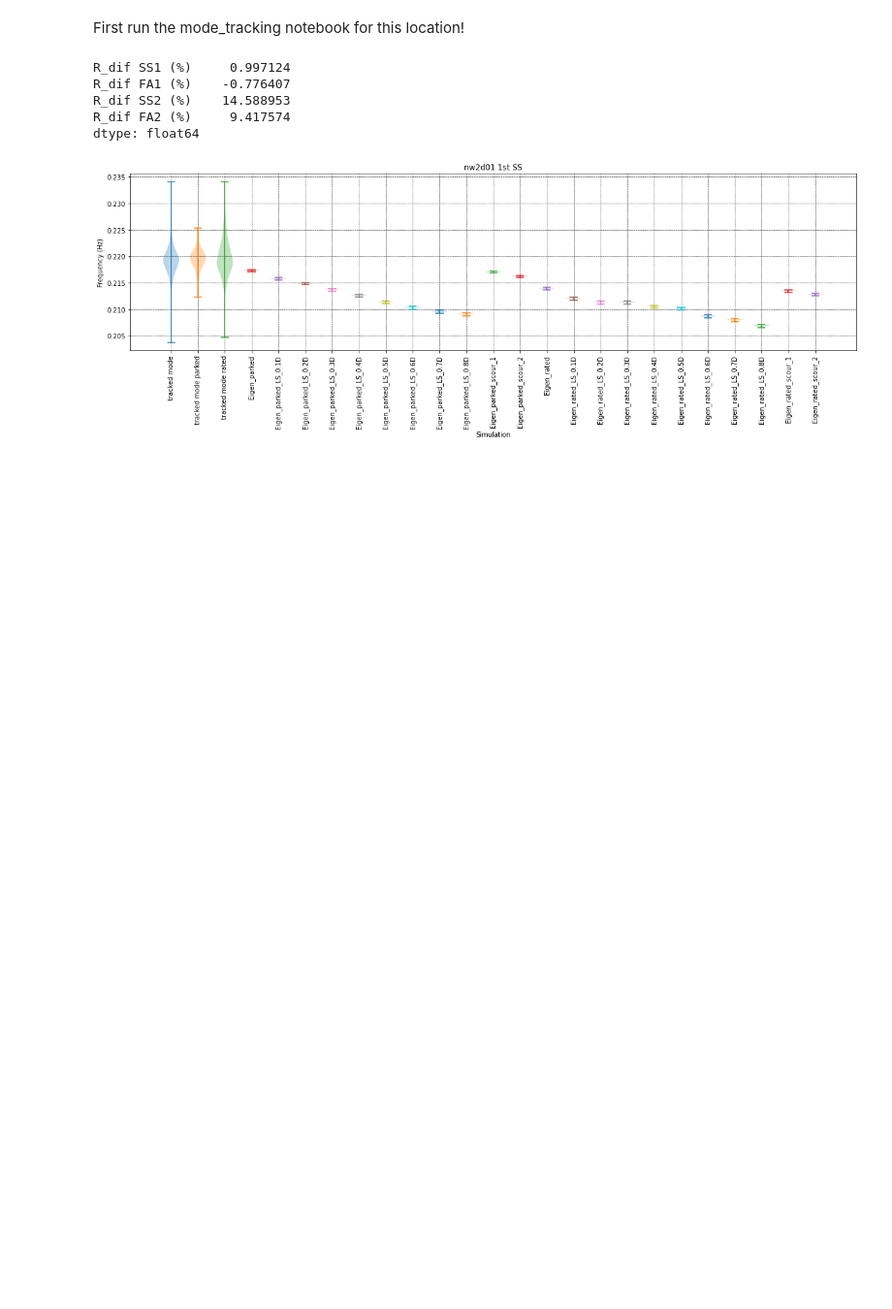
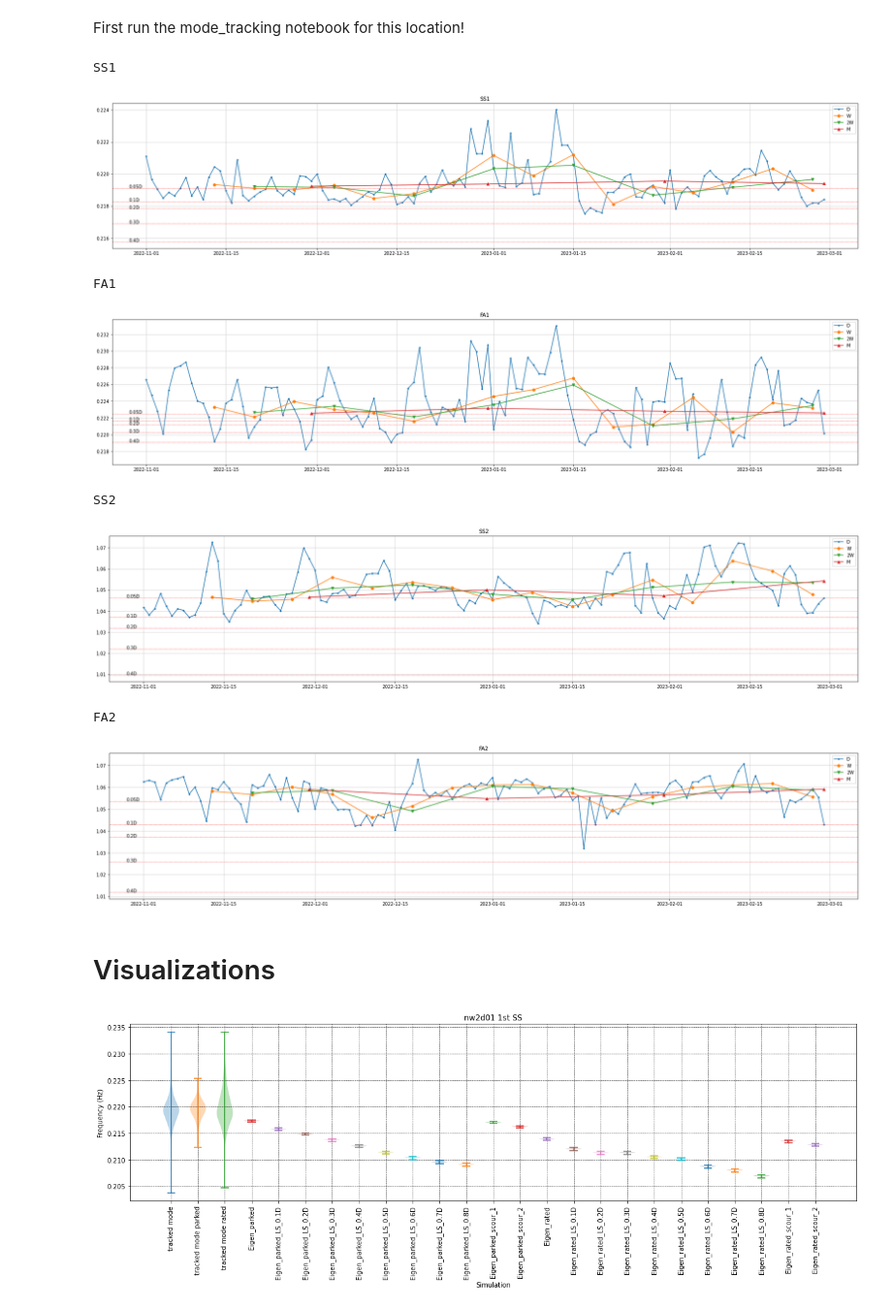
Before and after one commit to WEILMAX/oma_tracking, a Jupyter notebook: notebooks/scouring_analysis/mw1_nw2d01_scour.ipynb, the cells around one changed output. Shown at 97% size. Saved outputs shown, nothing was run; the diff lists cells and outputs as text; code cells hidden in the pictures; blank space fills up the shorter version.

Commit message:
Scouring scenarios for non normqlized data.

```diff
--- a/notebooks/scouring_analysis/mw1_nw2d01_scour.ipynb
+++ b/notebooks/scouring_analysis/mw1_nw2d01_scour.ipynb
@@ -82,14 +80,38 @@ tracked_modes = \
             'SS2': '2nd SS',
         }
     )
-# %%
-simulation_data['Errors_No_scour'].mean()
-# %% [output]
-R_dif SS1 (%)     0.997124
-R_dif FA1 (%)    -0.776407
-R_dif SS2 (%)    14.588953
-R_dif FA2 (%)     9.417574
-dtype: float64
+# %%
+import warnings
+warnings.filterwarnings('ignore')
+markers = ['.', 'o', 'v', '^', '<', '>', '1', '2', '3', '4', '8', 's', 'p', '*', 'h', 'H', '+', 'x', 'D', 'd', '|', '_']
+for mode in ['SS1', 'FA1', 'SS2', 'FA2']:
+    print(mode)
+    plt.figure(figsize=(30,6))
+    plt.grid('--', linewidth=0.5)
+    plt.title(mode)
+    m = 0
+    i = 0
+    for timespan in ['D', 'W', '2W', 'M']:
+        timely_tracked_frequencies = aggregate_time_series(tracked_frequencies, timespan)
+        plt.plot(timely_tracked_frequencies[mode], label = timespan, marker = markers[m])
+        m += 1
+    for value in simulation_shifts['parked_scour'][mode].values[:5]:
+        plt.axhline(tracked_frequencies[mode].mean() - tracked_frequencies[mode].mean()*value/100, color='red', linestyle='--', linewidth=0.5)
+        plt.text(tracked_frequencies[mode].index[0] - datetime.timedelta(days=3), tracked_frequencies[mode].mean() - tracked_frequencies[mode].mean()*value/100, simulation_shifts['parked_scour']['Unnamed: 0'].values[i])
+        i += 1
+    plt.legend()
+    plt.show()
+# %% [output]
+SS1
+[figure, added]
+FA1
+[figure, added]
+SS2
+[figure, added]
+FA2
+[figure, added]
+# %% [markdown]
+# Visualizations
 # %%
 from oma_tracking.visualization.simulation_data_plots import draw_modal_frequency_violinplots, draw_modal_frequency_boxplots
 parked_data = get_parked_data(data)
```
Also changed, not shown: parts of 2 cells of this notebook, 4 other files.
